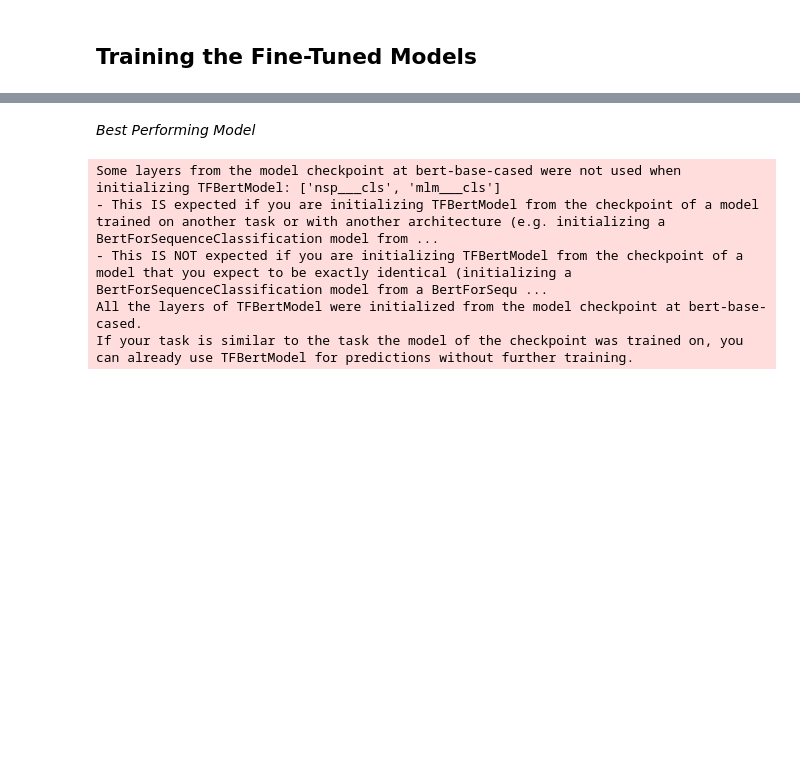
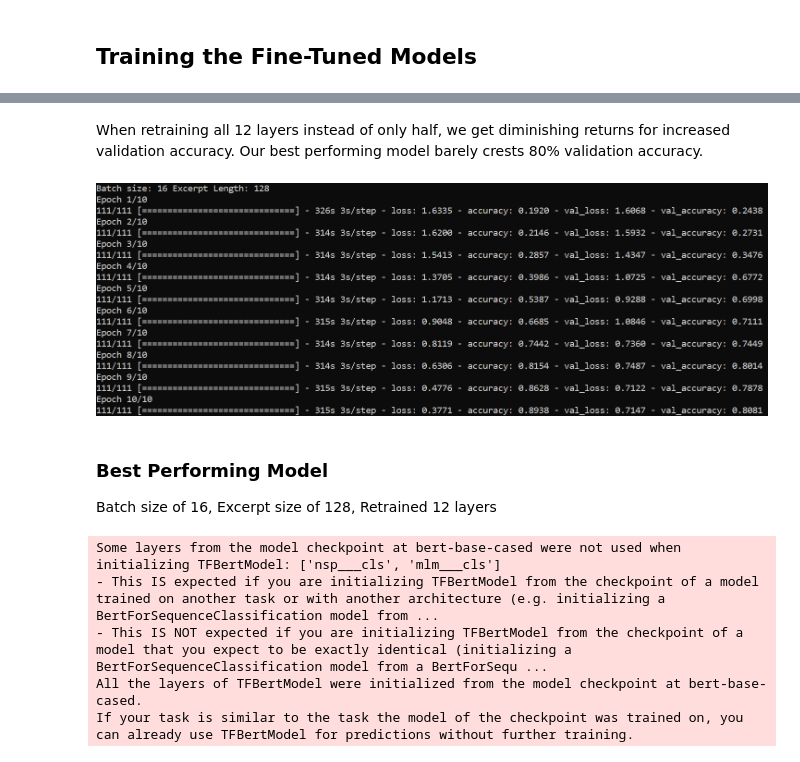
Before and after one commit to vgu734/DATASCI266-Final-Project-Gu, a Jupyter notebook: main.ipynb, the cells around one changed output, grey strips where cells are left out. Cells and saved outputs as stored; diff of their text form; code cells hidden in the pictures; blank space fills up the shorter version.

```diff
--- a/main.ipynb
+++ b/main.ipynb
@@ -120,3 +140,11 @@ Overall, the models were able to learn a significant amount during training with
+# %% [markdown]
+When retraining all 12 layers instead of only half, we get diminishing returns for increased validation accuracy. Our best performing model barely crests 80% validation accuracy.
+# %%
+display(Image(filename='./screenshots/16_128_12.png'))
+# %% [output]
+[figure, added]
 # %% [markdown]
-*Best Performing Model*
+### Best Performing Model
+
+Batch size of 16, Excerpt size of 128, Retrained 12 layers
 # %%
```
Also changed, not shown: parts of 24 cells of this notebook, 20 other files.
